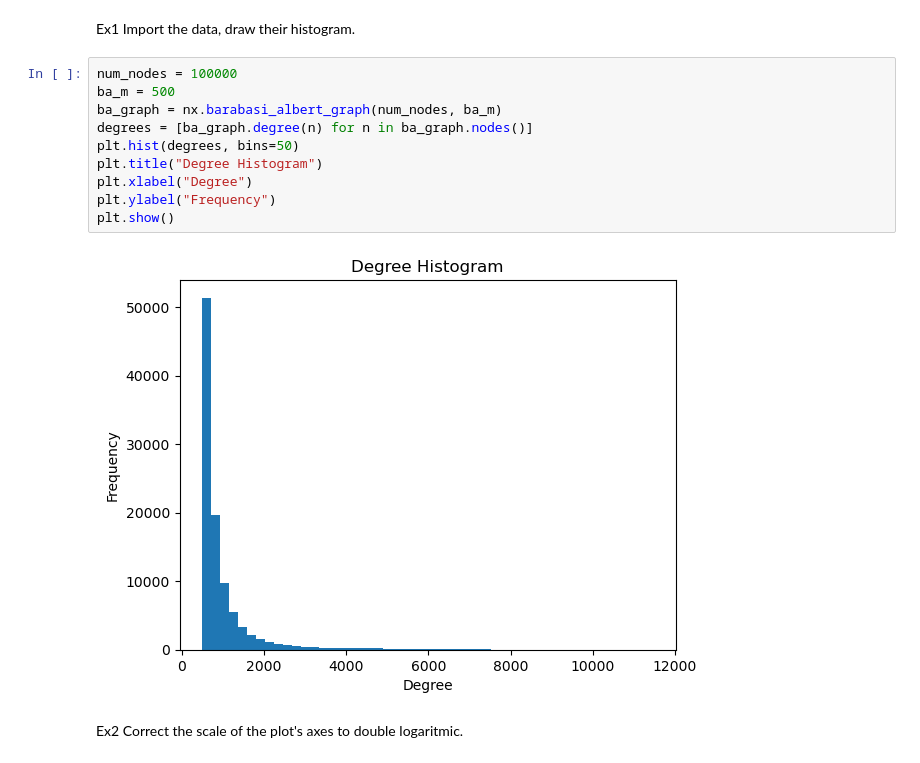
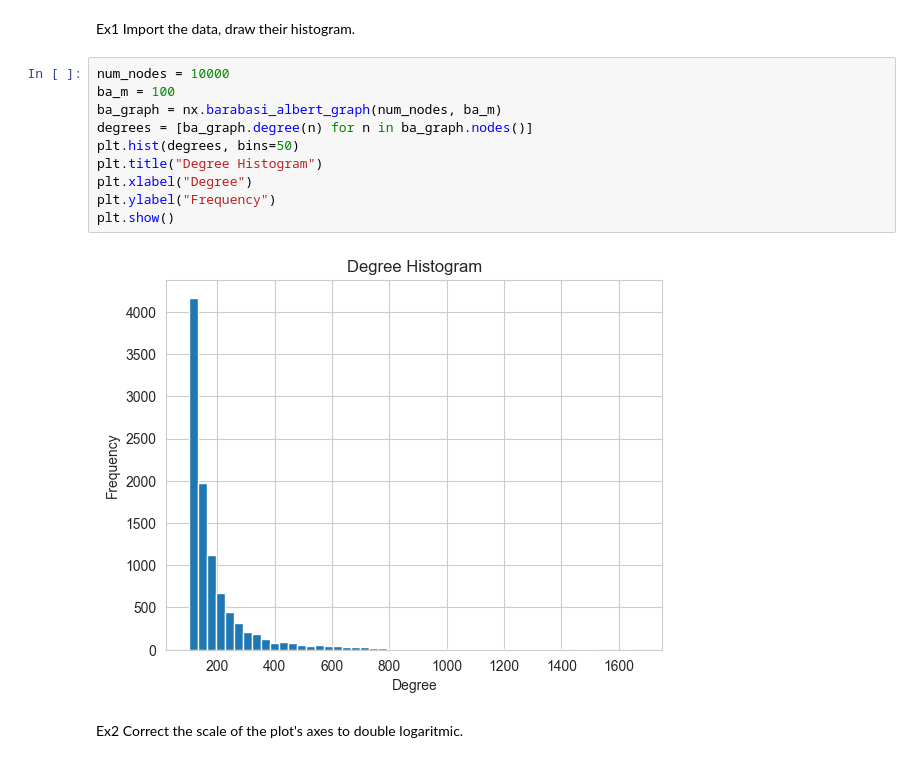
Before and after one commit to bmajosek/SNARS, a Jupyter notebook: p4/p4.ipynb, the cells around one changed output. Cells and saved outputs as stored; diff of their text form.

```diff
--- a/p4/p4.ipynb
+++ b/p4/p4.ipynb
@@ -48,17 +31,17 @@ Successfully installed powerlaw-1.5
 # %% [markdown]
 Ex1 Import the data, draw their histogram.
 # %%
-num_nodes = 100000
-ba_m = 500
+num_nodes = 10000
+ba_m = 100
 ba_graph = nx.barabasi_albert_graph(num_nodes, ba_m)
 degrees = [ba_graph.degree(n) for n in ba_graph.nodes()]
 plt.hist(degrees, bins=50)
 plt.title("Degree Histogram")
 plt.xlabel("Degree")
 plt.ylabel("Frequency")
 plt.show()
 # %% [output]
-[figure, old version]
+[figure, new version]
 # %% [markdown]
 Ex2 Correct the scale of the plot's axes to double logaritmic.
 # %%
```
Also changed, not shown: parts of 6 cells of this notebook.
